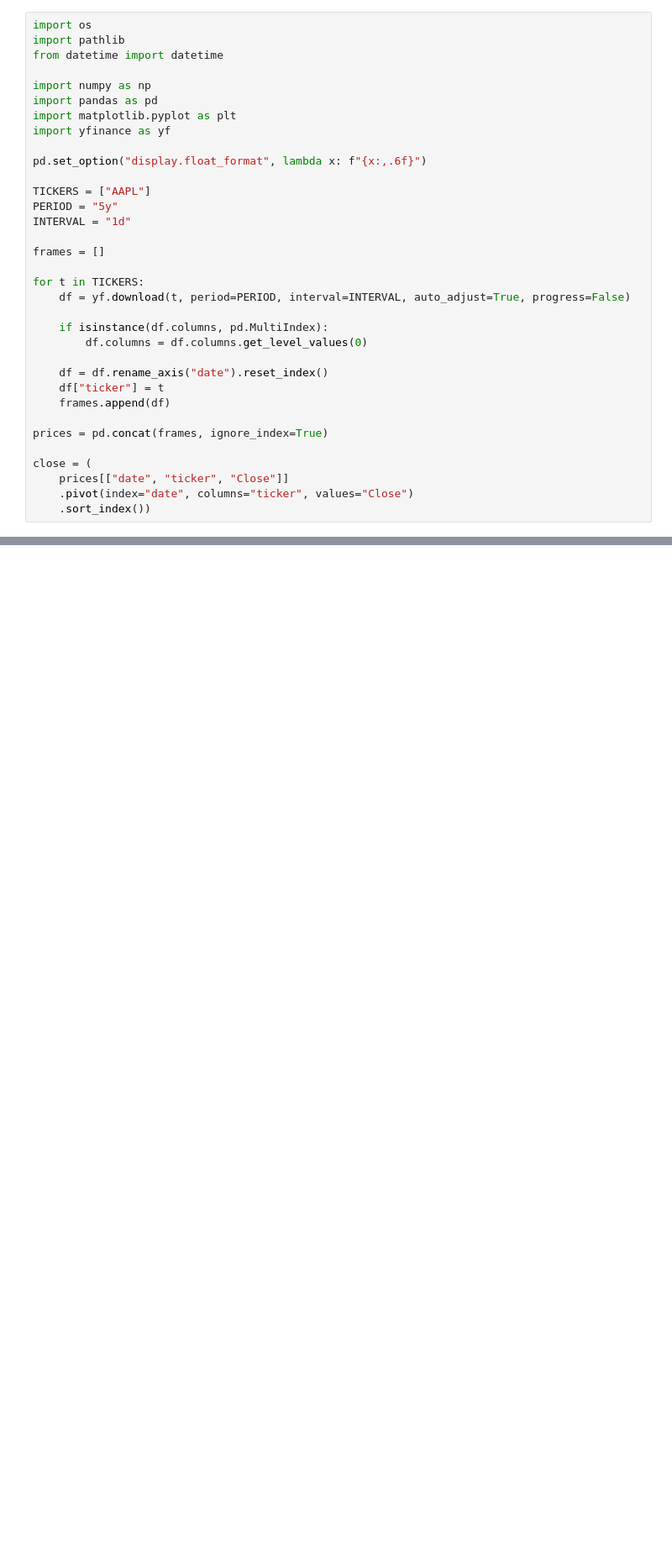
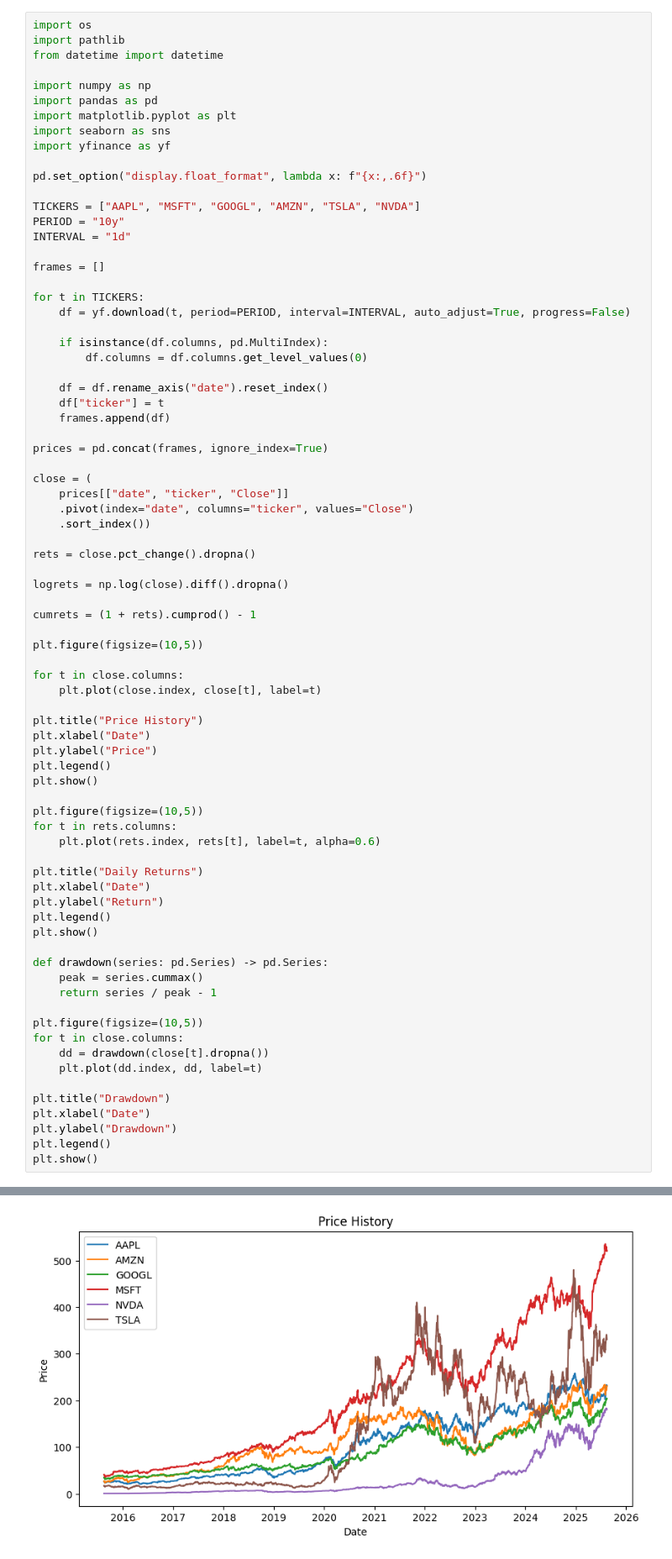
Before and after one commit to EC152/QuantProjects, a Jupyter notebook: Project 1/MarketDataEDA.ipynb, the cells around one changed output, grey strips where cells are left out. Shown at 84% size. Drawn from its saved outputs; the diff is of its cells as text; blank space fills up the shorter version.

```diff
--- a/Project 1/MarketDataEDA.ipynb
+++ b/Project 1/MarketDataEDA.ipynb
@@ -34,12 +46,13 @@ from datetime import datetime
 import numpy as np
 import pandas as pd
 import matplotlib.pyplot as plt
+import seaborn as sns
 import yfinance as yf
 
 pd.set_option("display.float_format", lambda x: f"{x:,.6f}")
 
-TICKERS = ["AAPL"]
-PERIOD = "5y"
+TICKERS = ["AAPL", "MSFT", "GOOGL", "AMZN", "TSLA", "NVDA"]
+PERIOD = "10y"
 INTERVAL = "1d"
 
 frames = []
@@ -60,4 +73,46 @@ close = (
     prices[["date", "ticker", "Close"]]
     .pivot(index="date", columns="ticker", values="Close")
     .sort_index())
+
+rets = close.pct_change().dropna()
+
+logrets = np.log(close).diff().dropna()
+
+cumrets = (1 + rets).cumprod() - 1
+
+plt.figure(figsize=(10,5))
+
+for t in close.columns:
+    plt.plot(close.index, close[t], label=t)
+
+plt.title("Price History")
+plt.xlabel("Date")
+plt.ylabel("Price")
+plt.legend()
+plt.show()
+
+plt.figure(figsize=(10,5))
+for t in rets.columns:
+    plt.plot(rets.index, rets[t], label=t, alpha=0.6)
+
+plt.title("Daily Returns")
+plt.xlabel("Date")
+plt.ylabel("Return")
+plt.legend()
+plt.show()
+
+def drawdown(series: pd.Series) -> pd.Series:
+    peak = series.cummax()
+    return series / peak - 1
+
+plt.figure(figsize=(10,5))
+for t in close.columns:
+    dd = drawdown(close[t].dropna())
+    plt.plot(dd.index, dd, label=t)
+
+plt.title("Drawdown")
+plt.xlabel("Date")
+plt.ylabel("Drawdown")
+plt.legend()
+plt.show()
 # %% [output]
@@ -64,0 +119 @@ close = (
+[figure, added]
```
Also changed, not shown: parts of 15 cells of this notebook.
